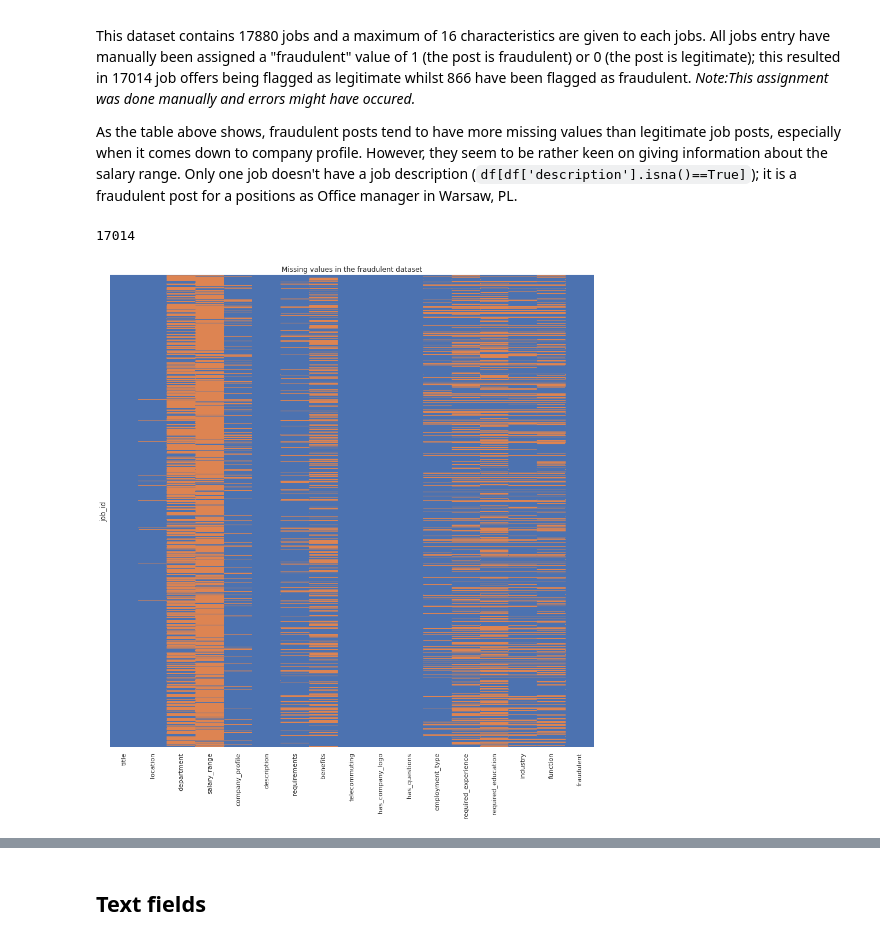
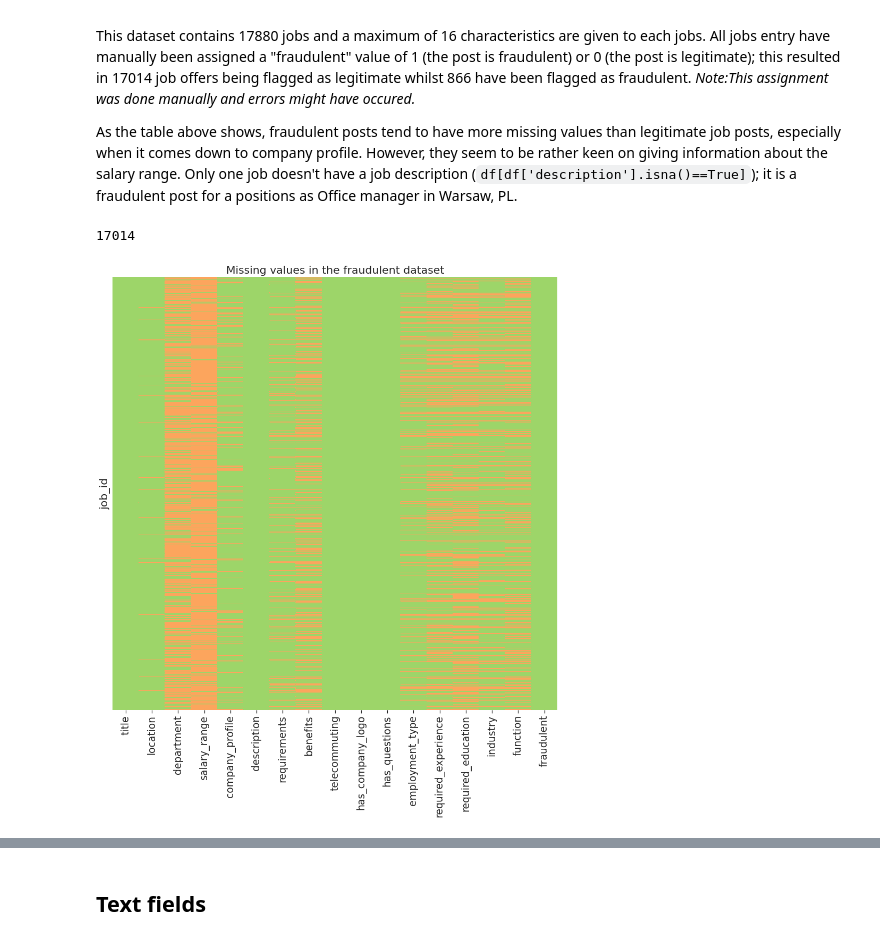
Before and after one commit to aghilissen/FakeJobDetection, a Jupyter notebook: EDA.ipynb, the cells around one changed output, grey strips where cells are left out. Saved outputs shown, nothing was run; the diff lists cells and outputs as text; code cells hidden in the pictures.

Commit message:
added pictures and created library

```diff
--- a/EDA.ipynb
+++ b/EDA.ipynb
@@ -1,14 +1,17 @@
 # %% [markdown]
 # Employment Scam Aegean Dataset
 # %%
+import library as lib
 import matplotlib.pyplot as plt
 import pandas as pd
 import seaborn as sns
-sns.set(rc={'figure.figsize':(15,15)})
+import warnings
+sns.set(style='ticks', palette='RdYlGn', font_scale=1.7, rc={'figure.figsize':(15,15)})
+warnings.filterwarnings('ignore')
 %reload_ext autoreload
 %autoreload 2
 # %%
-df = pd.read_csv("/home/jupyter/fake_job_postings.csv",index_col='job_id')
+df = pd.read_csv("./fake_job_postings.csv",index_col='job_id')
 # %%
 dflegit = df[df['fraudulent']==0]
 dffraud = df[df['fraudulent']==1]
@@ -56,10 +61,10 @@ _Note:This assignment was done manually and errors might have occured._
 As the table above shows, fraudulent posts tend to have more missing values than legitimate job posts, especially when it comes down to company profile. However, they seem to be rather keen on giving information about the salary range. Only one job doesn't have a job description (`df[df['description'].isna()==True]`); it is a fraudulent post for a positions as Office manager in Warsaw, PL.
 # %%
 print(len(dflegit))
-sns.heatmap(dflegit.isnull(), yticklabels=False, cbar=False, cmap=[sns.color_palette()[0],sns.color_palette()[1]]);
+sns.heatmap(dflegit.isnull(), yticklabels=False, cbar=False, cmap=[sns.color_palette()[4],sns.color_palette()[1]]);
 plt.title('Missing values in the fraudulent dataset');
 # %% [output]
 17014
-[figure, old version]
+[figure, new version]
 # %%
 print(len(dffraud))
```
Also changed, not shown: parts of 16 cells of this notebook, 13 other files.
